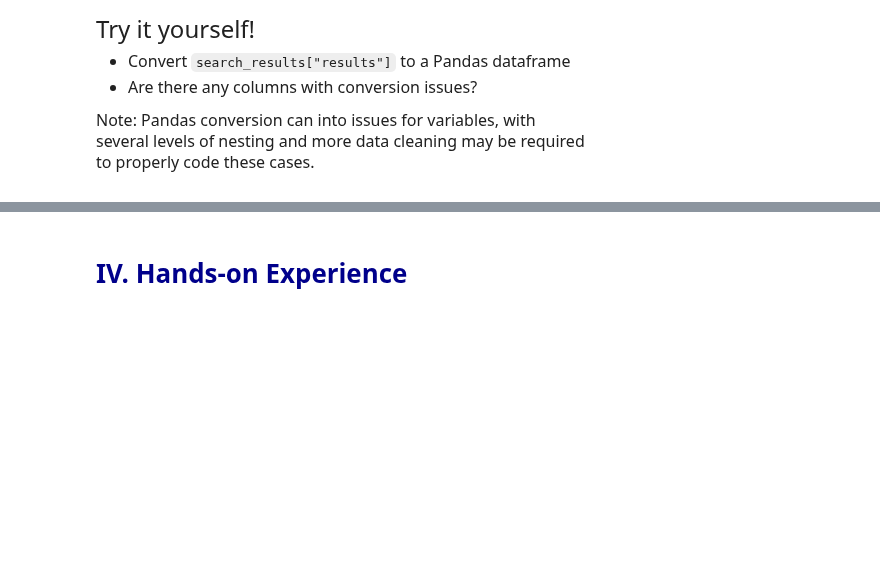
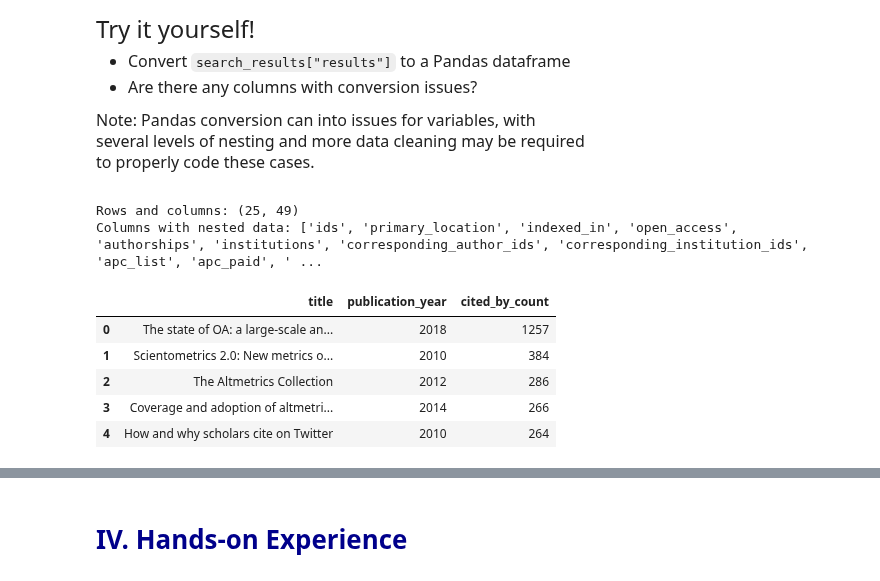
Before and after one commit to rola2005-klc/datasci530fall2026, a Jupyter notebook: Lecture 05/Lecture 5b - APIs and JSON.ipynb, the cells around one changed output, grey strips where cells are left out. Cells and saved outputs as stored; diff of their text form; code cells hidden in the pictures; blank space fills up the shorter version.

```diff
--- a/Lecture 05/Lecture 5b - APIs and JSON.ipynb
+++ b/Lecture 05/Lecture 5b - APIs and JSON.ipynb
@@ -310,0 +334,25 @@ to properly code these cases.
+# %%
+# One row per paper; each top-level field becomes a column.
+papers_df = pd.DataFrame(search_results["results"])
+print("Rows and columns:", papers_df.shape)
+
+# Find columns that still contain dictionaries or lists.
+nested_columns = []
+for column in papers_df.columns:
+    contains_nested_data = papers_df[column].apply(
+        lambda value: isinstance(value, (dict, list))
+    )
+    if contains_nested_data.any():
+        nested_columns.append(column)
+
+print("Columns with nested data:", nested_columns)
+papers_df[["title", "publication_year", "cited_by_count"]].head()
+# %% [output]
+Rows and columns: (25, 49)
+Columns with nested data: ['ids', 'primary_location', 'indexed_in', 'open_access', 'authorships', 'institutions', 'corresponding_author_ids', 'corresponding_institution_ids', 'apc_list', 'apc_paid', ' ...
+|  | title | publication_year | cited_by_count |
+| 0 | The state of OA: a large-scale an... | 2018 | 1257 |
+| 1 | Scientometrics 2.0: New metrics o... | 2010 | 384 |
+| 2 | The Altmetrics Collection | 2012 | 286 |
+| 3 | Coverage and adoption of altmetri... | 2014 | 266 |
+| 4 | How and why scholars cite on Twitter | 2010 | 264 |
```
Also changed, not shown: parts of 12 cells of this notebook, 2 other files.
